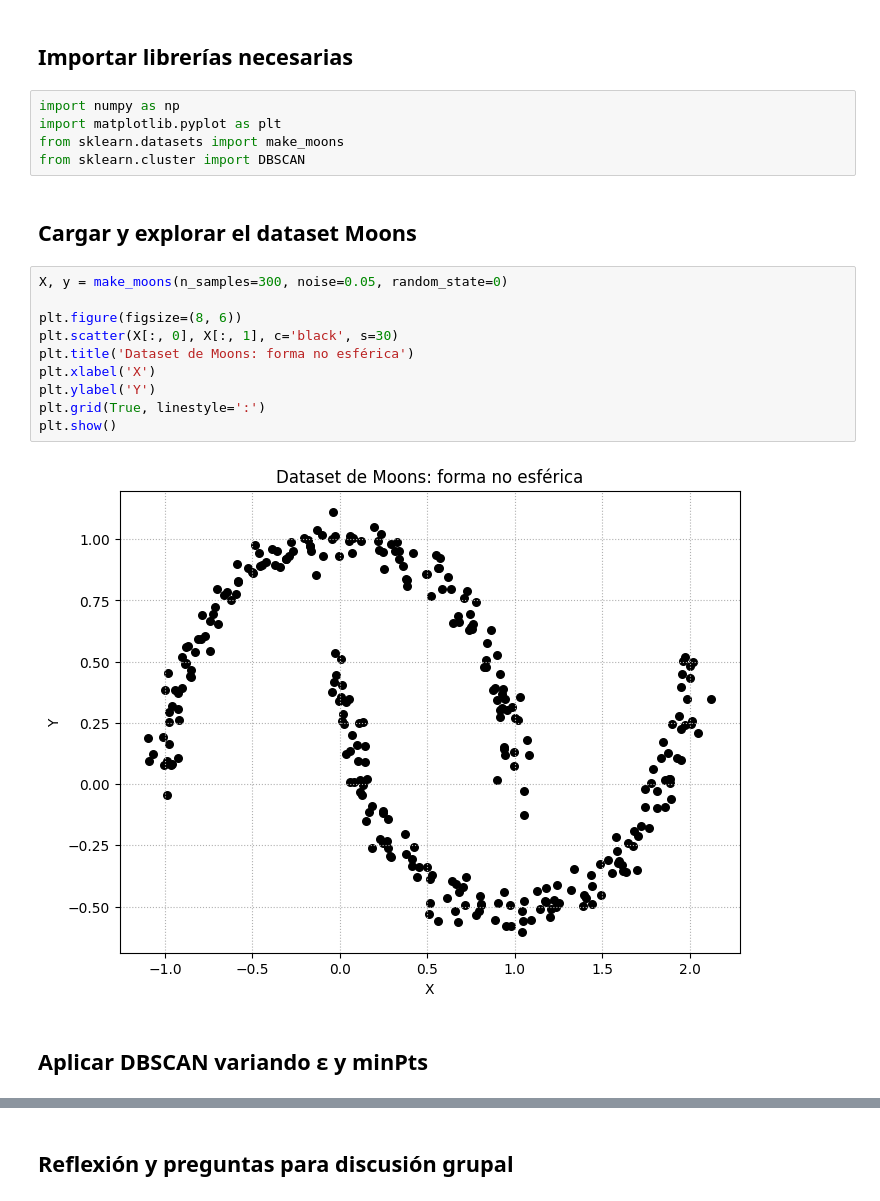
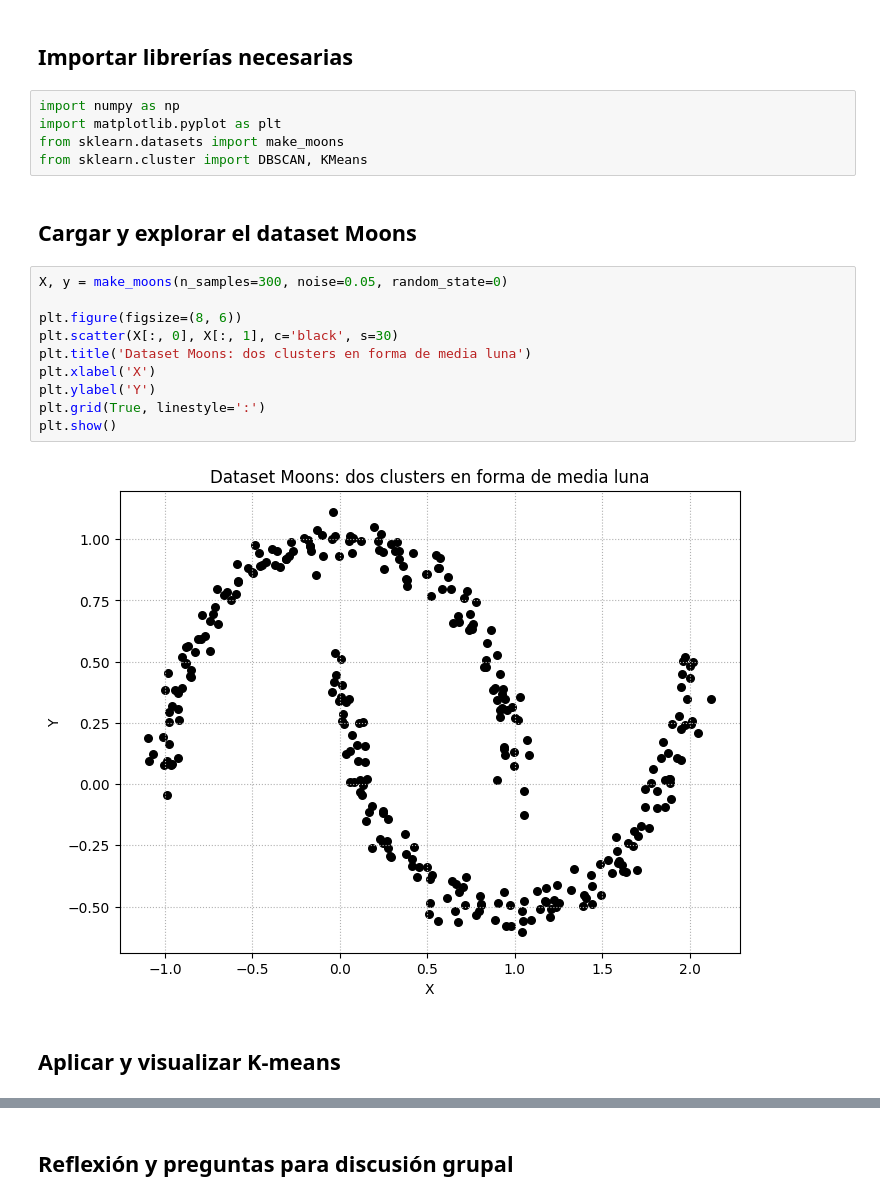
Before and after one commit to dtoralg/TheValley_MDS, a Jupyter notebook: [02] - Analisis_Cluster/[01] - Notebooks/E3_DBSCAN_MOONS.ipynb, the cells around one changed output, grey strips where cells are left out. Drawn from its saved outputs; the diff is of its cells as text.

```diff
--- a/[02] - Analisis_Cluster/[01] - Notebooks/E3_DBSCAN_MOONS.ipynb
+++ b/[02] - Analisis_Cluster/[01] - Notebooks/E3_DBSCAN_MOONS.ipynb
@@ -37,20 +37,20 @@ Este dataset es ampliamente utilizado en machine learning para probar algoritmos
 import numpy as np
 import matplotlib.pyplot as plt
 from sklearn.datasets import make_moons
-from sklearn.cluster import DBSCAN
+from sklearn.cluster import DBSCAN, KMeans
 # %% [markdown]
 ## Cargar y explorar el dataset Moons
 # %%
 X, y = make_moons(n_samples=300, noise=0.05, random_state=0)
 
 plt.figure(figsize=(8, 6))
 plt.scatter(X[:, 0], X[:, 1], c='black', s=30)
-plt.title('Dataset de Moons: forma no esférica')
+plt.title('Dataset Moons: dos clusters en forma de media luna')
 plt.xlabel('X')
 plt.ylabel('Y')
 plt.grid(True, linestyle=':')
 plt.show()
 # %% [output]
-[figure, old version]
+[figure, new version]
 # %% [markdown]
-## Aplicar DBSCAN variando ε y minPts
+## Aplicar y visualizar K-means
```
Also changed, not shown: parts of 7 cells of this notebook.
